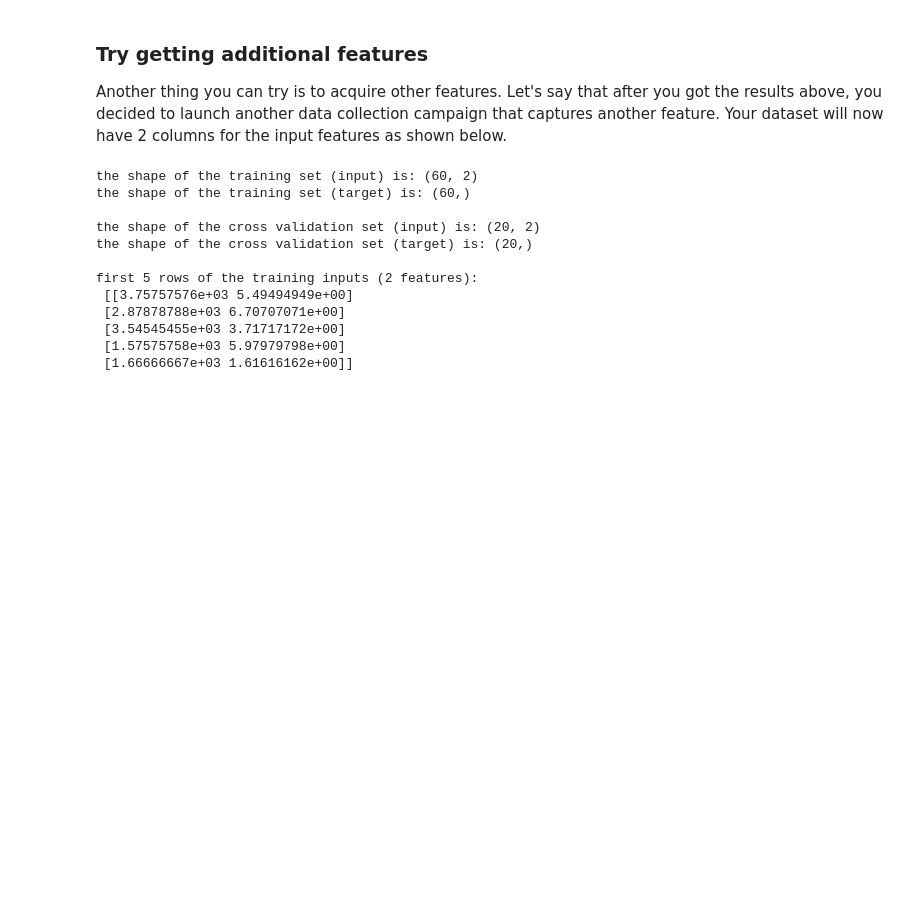
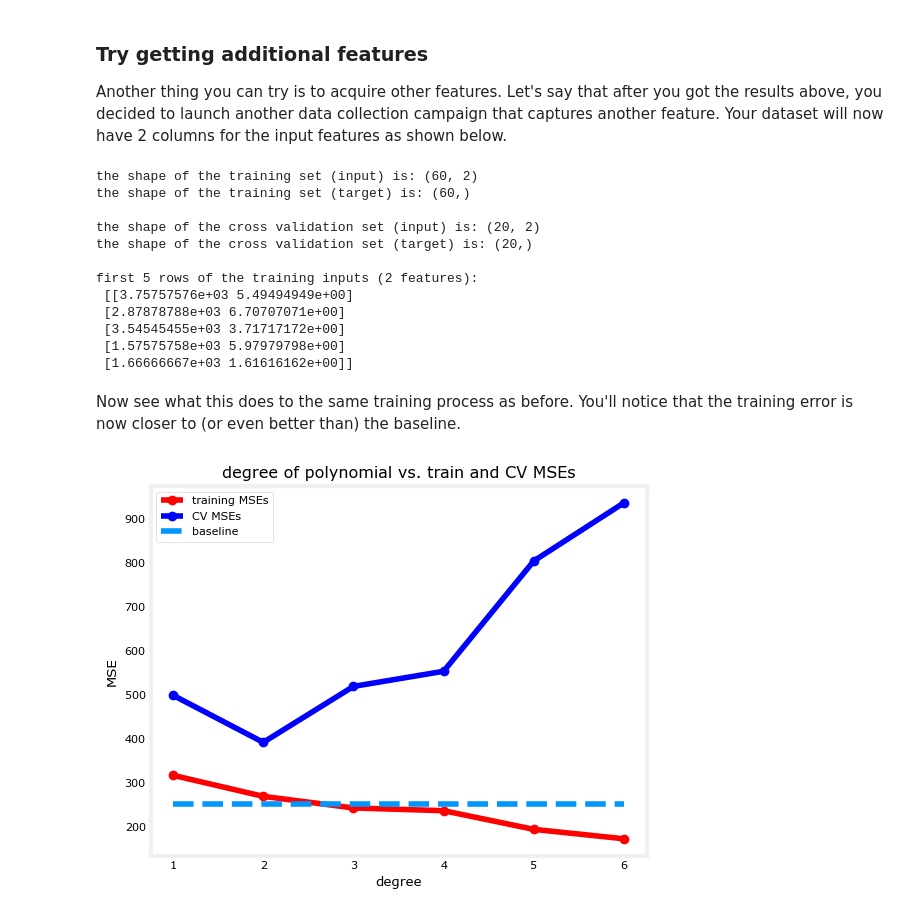
Before and after one commit to abuhmhai/Advanced-Algorithms, a Jupyter notebook: W3_Lab_02_Diagnosing_Bias_and_Variance.ipynb, the cells around one changed output. Cells and saved outputs as stored; diff of their text form; code cells hidden in the pictures; blank space fills up the shorter version.

```diff
--- a/W3_Lab_02_Diagnosing_Bias_and_Variance.ipynb
+++ b/W3_Lab_02_Diagnosing_Bias_and_Variance.ipynb
@@ -101,3 +101,13 @@ first 5 rows of the training inputs (2 features):
  [3.54545455e+03 3.71717172e+00]
  [1.57575758e+03 5.97979798e+00]
  [1.66666667e+03 1.61616162e+00]]
+# %% [markdown]
+Now see what this does to the same training process as before. You'll notice that the training error is now closer to (or even better than) the baseline.
+# %%
+# Instantiate the model class
+model = LinearRegression()
+
+# Train and plot polynomial regression models. Dataset used has two features.
+utils.train_plot_poly(model, x_train, y_train, x_cv, y_cv, max_degree=6, baseline=250)
+# %% [output]
+[figure, added]
```
